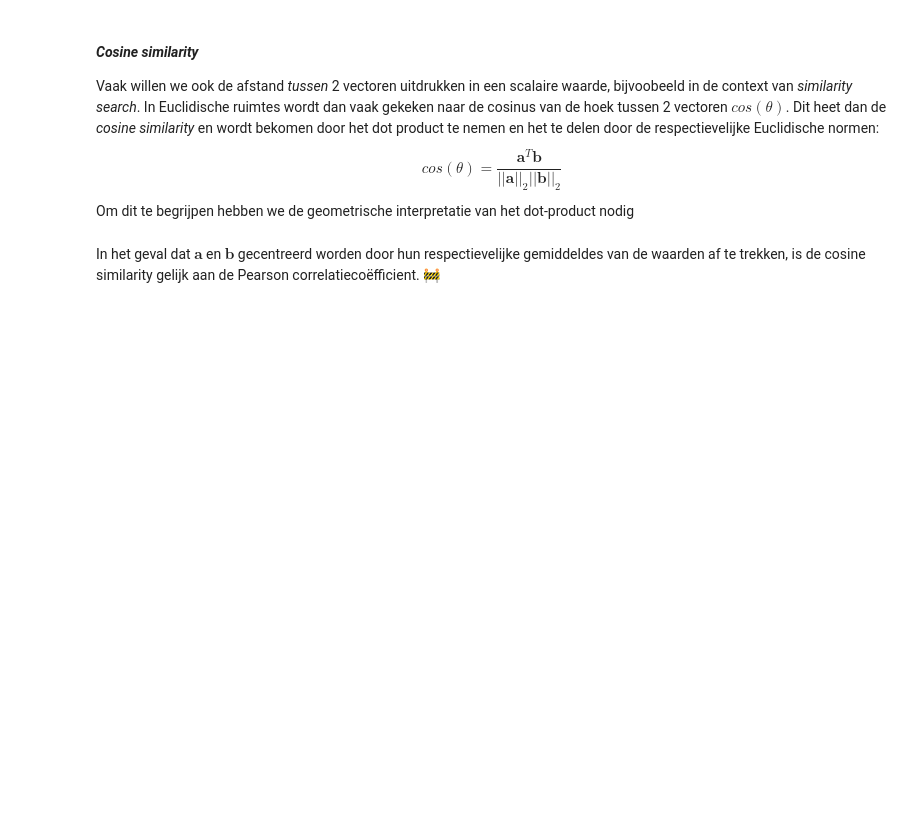
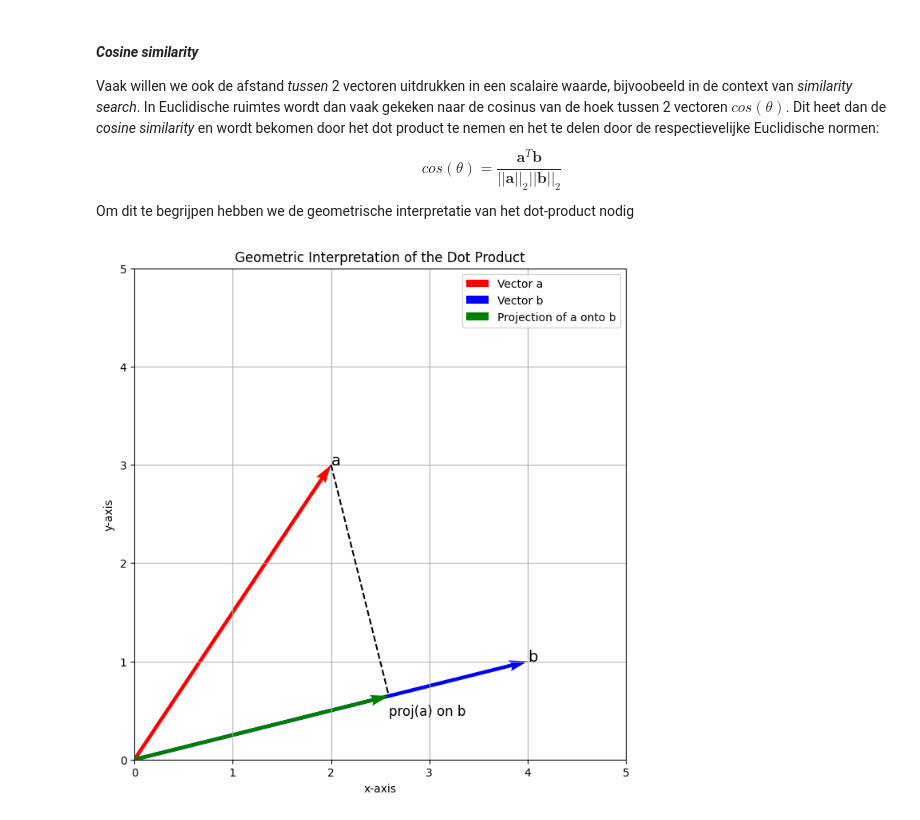
Before and after one commit to ap-mdi-it/ml-courses, a Jupyter notebook: book/math_foundations/linalg/dot_prod.ipynb, the cells around one changed output. Cells and saved outputs as stored; diff of their text form; code cells hidden in the pictures; blank space fills up the shorter version.

```diff
--- a/book/math_foundations/linalg/dot_prod.ipynb
+++ b/book/math_foundations/linalg/dot_prod.ipynb
@@ -238,6 +238,58 @@ $$
 Om dit te begrijpen hebben we de geometrische interpretatie van het dot-product nodig
 # %%
 # geometric interpretation of dot product
-# %% [markdown]
-In het geval dat $\pmb{a}$ en $\pmb{b}$ gecentreerd worden door hun respectievelijke gemiddeldes van de waarden af te trekken, is de cosine similarity gelijk aan de Pearson correlatiecoëfficient.
-🚧
+# %%
+import numpy as np
+import matplotlib.pyplot as plt
+
+# Define two vectors
+a = np.array([2, 3])
+b = np.array([4, 1])
+
+# Calculate the dot product
+dot_product = np.dot(a, b)
+
+# Calculate the projection of a onto b
+projection_of_a_onto_b = (np.dot(a, b) / np.dot(b, b)) * b
+
+# Create the plot
+plt.figure(figsize=(8, 8))
+
+# Plot the vectors
+plt.quiver(0, 0, a[0], a[1], angles="xy", scale_units="xy", scale=1, color="r", label="Vector a")
+plt.quiver(0, 0, b[0], b[1], angles="xy", scale_units="xy", scale=1, color="b", label="Vector b")
+plt.quiver(
+    0,
+    0,
+    projection_of_a_onto_b[0],
+    projection_of_a_onto_b[1],
+    angles="xy",
+    scale_units="xy",
+    scale=1,
+    color="g",
+    label="Projection of a onto b",
+)
+
+# Plot the dashed line from a to its projection
+plt.plot([a[0], projection_of_a_onto_b[0]], [a[1], projection_of_a_onto_b[1]], "k--")
+
+# Set the limits and labels
+plt.xlim(0, 5)
+plt.ylim(0, 5)
+plt.xlabel("x-axis")
+plt.ylabel("y-axis")
+plt.title("Geometric Interpretation of the Dot Product")
+plt.legend()
+plt.grid(True)
+plt.gca().set_aspect("equal", adjustable="box")
+
+# Add annotations
+plt.text(a[0], a[1], "a", fontsize=14)
+plt.text(b[0], b[1], "b", fontsize=14)
+plt.text(projection_of_a_onto_b[0], projection_of_a_onto_b[1] - 0.2, "proj(a) on b", fontsize=12)
+
+
+# Show the plot
+plt.show()
+# %% [output]
+[figure, added]
```
